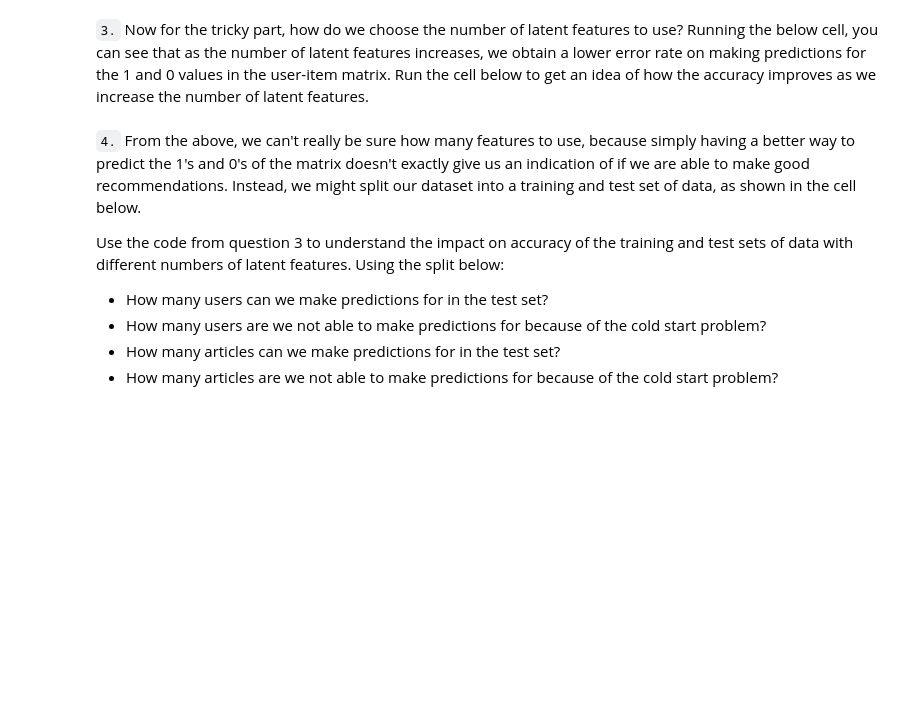
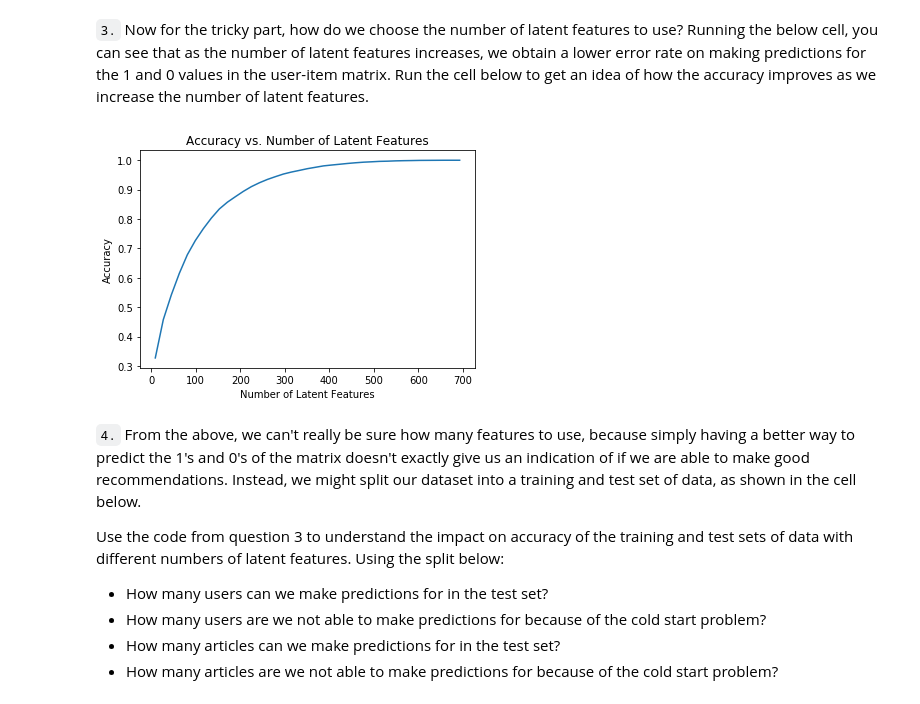
Before and after one commit to kangan28/project-5-Recommendation-with-IBM, a Jupyter notebook: Recommendations_with_IBM.ipynb, the cells around one changed output. Cells and saved outputs as stored; diff of their text form; code cells hidden in the pictures; blank space fills up the shorter version.

Commit message:
using matrix factorization
using matrix factorization to make article recommendations to the users

```diff
--- a/Recommendations_with_IBM.ipynb
+++ b/Recommendations_with_IBM.ipynb
@@ -414,3 +448,5 @@ def make_content_recs():
 In this part of the notebook, you will build use matrix factorization to make article recommendations to the users on the IBM Watson Studio platform.
 
 `1.` You should have already created a **user_item** matrix above in **question 1** of **Part III** above.  This first question here will just require that you run the cells to get things set up for the rest of **Part V** of the notebook.
+# %%
+user_matrix = pd.read_pickle('user_item_matrix.p')
@@ -417,9 +464,28 @@ In this part of the notebook, you will build use matrix factorization to make ar
 # %% [markdown]
 `2.` In this situation, you can use Singular Value Decomposition from [numpy](https://docs.scipy.org/doc/numpy-1.14.0/reference/generated/numpy.linalg.svd.html) on the user-item matrix.  Use the cell to perform SVD, and explain why this is different than in the lesson.
+# %%
+u, s, vt = np.linalg.svd(user_matrix)# use the built in to get the three matrices
 # %% [markdown]
 **Provide your response here.**
 # %% [markdown]
 `3.` Now for the tricky part, how do we choose the number of latent features to use?  Running the below cell, you can see that as the number of latent features increases, we obtain a lower error rate on making predictions for the 1 and 0 values in the user-item matrix.  Run the cell below to get an idea of how the accuracy improves as we increase the number of latent features.
+# %%
+num_latent_feats = np.arange(9,710,18)
+sum_errs = []
+
+for k in num_latent_feats:
+    s_new, u_new, vt_new = np.diag(s[:k]), u[:, :k], vt[:k, :]
+    user_item_est_dp = np.around(np.dot(np.dot(u_new, s_new), vt_new))
+    error_diff = np.subtract(user_matrix, user_item_est_dp)
+    error = np.sum(np.sum(np.abs(error_diff)))
+    sum_errs.append(error)
+
+plt.plot(num_latent_feats, 1 - np.array(sum_errs) / user_interact_item.shape[0]);
+plt.xlabel('Number of Latent Features');
+plt.ylabel('Accuracy');
+plt.title('Accuracy vs. Number of Latent Features');
+# %% [output]
+[figure, added]
 # %% [markdown]
 `4.` From the above, we can't really be sure how many features to use, because simply having a better way to predict the 1's and 0's of the matrix doesn't exactly give us an indication of if we are able to make good recommendations.  Instead, we might split our dataset into a training and test set of data, as shown in the cell below.
 
```
Also changed, not shown: parts of 7 cells of this notebook.
